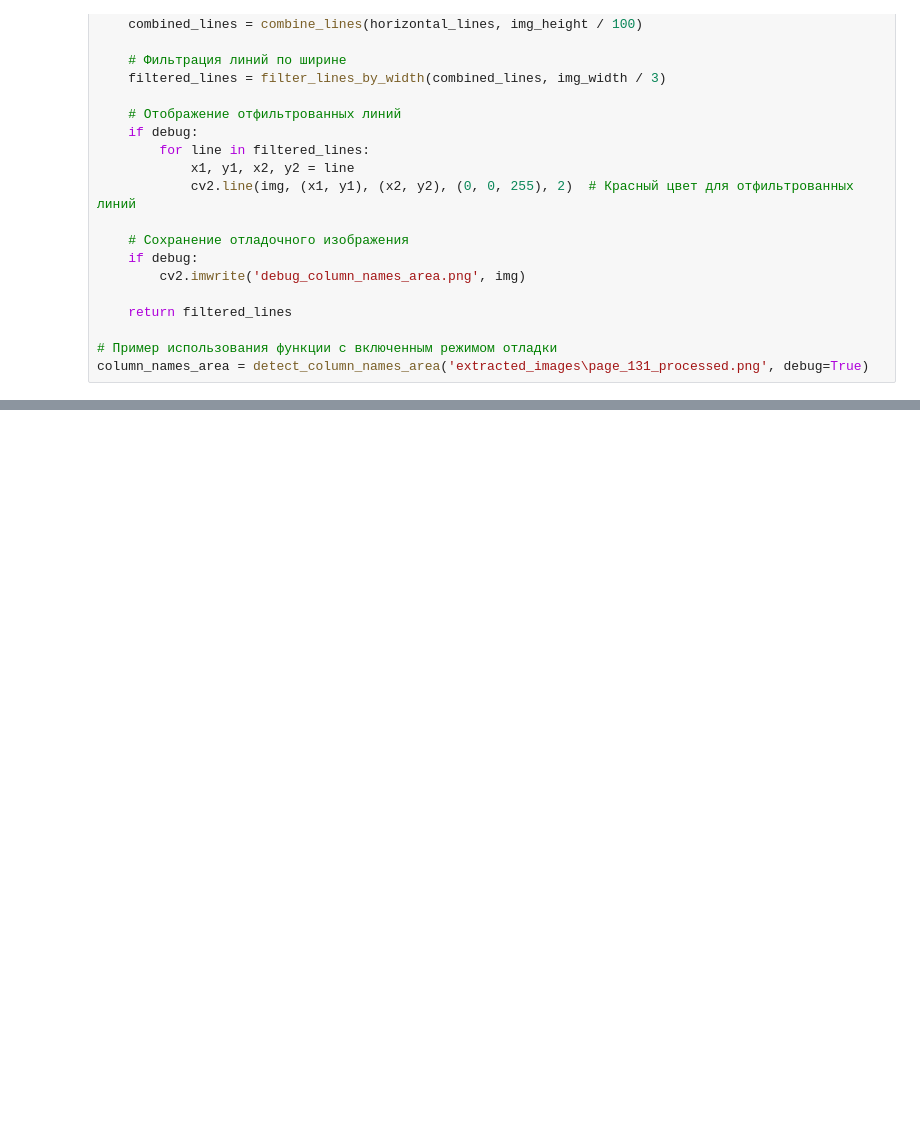
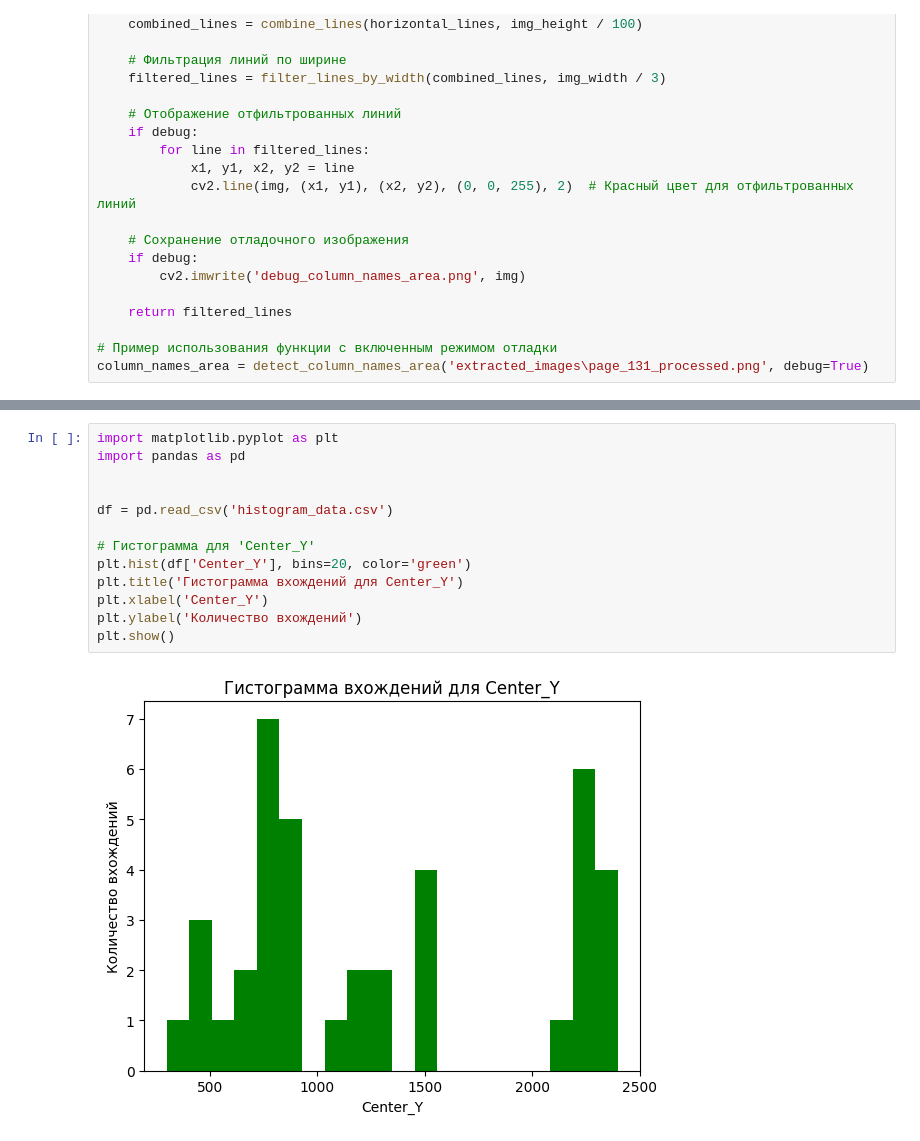
Before and after one commit to kdavjd/liquid_vapor_database, a Jupyter notebook: extract_tables.ipynb, the cells around one changed output, grey strips where cells are left out. Cells and saved outputs as stored; diff of their text form; blank space fills up the shorter version.

```diff
--- a/extract_tables.ipynb
+++ b/extract_tables.ipynb
@@ -288,0 +381,15 @@ column_values_area = detect_column_values_area('extracted_images\page_134_proces
+# %%
+import matplotlib.pyplot as plt
+import pandas as pd
+
+
+df = pd.read_csv('histogram_data.csv')
+
+# Гистограмма для 'Center_Y'
+plt.hist(df['Center_Y'], bins=20, color='green')
+plt.title('Гистограмма вхождений для Center_Y')
+plt.xlabel('Center_Y')
+plt.ylabel('Количество вхождений')
+plt.show()
+# %% [output]
+[figure, added]
```
Also changed, not shown: parts of 7 cells of this notebook, 8 other files.
